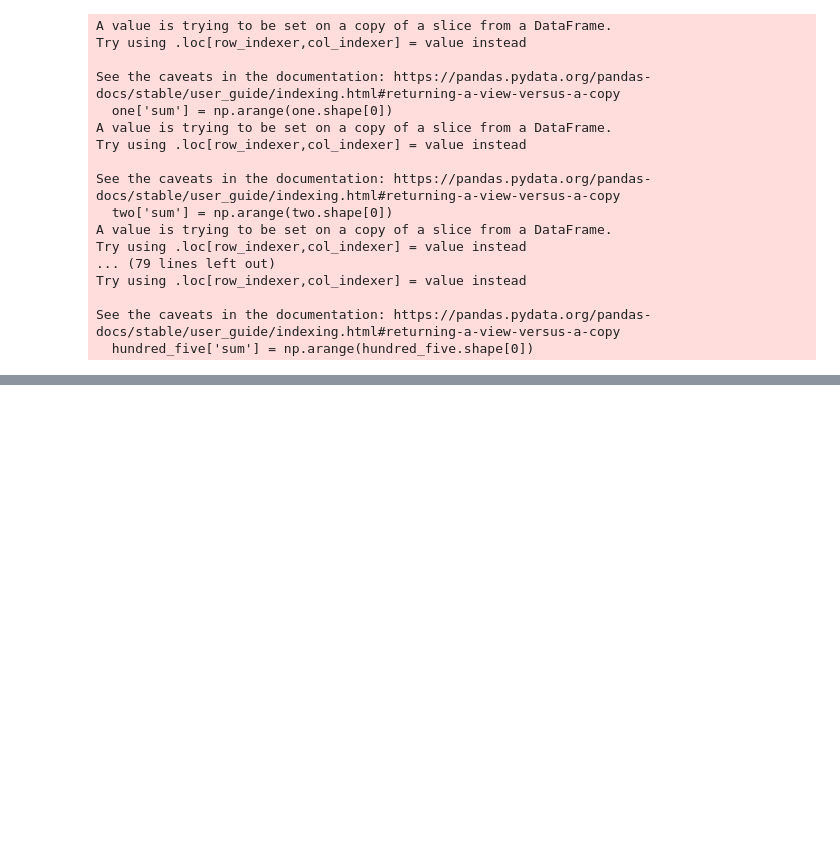
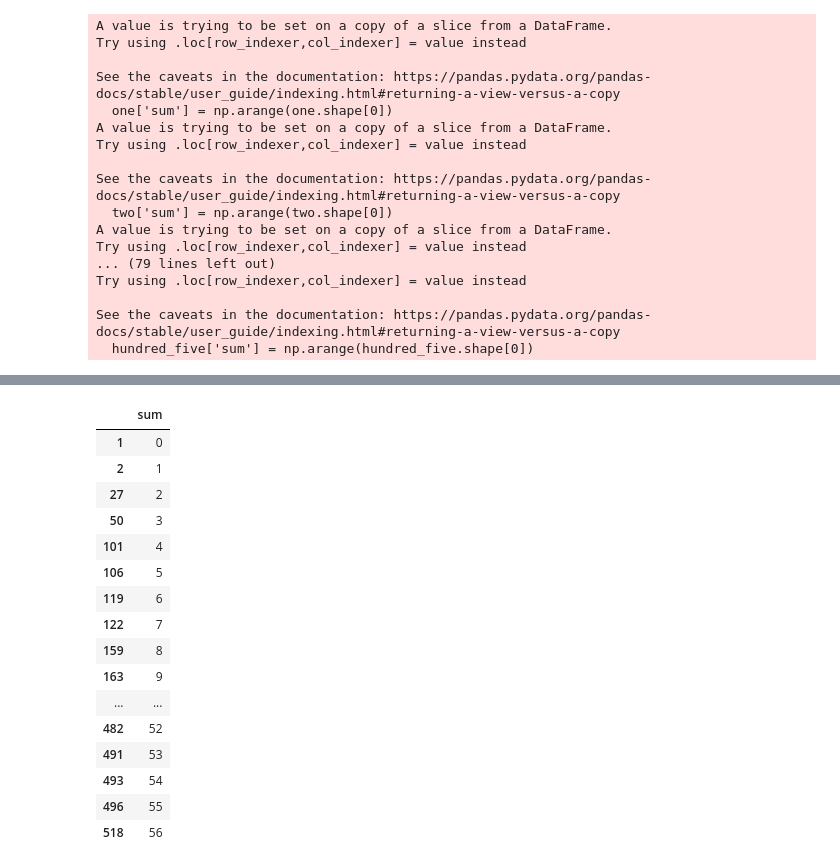
Before and after one commit to Stolpmann/bitcoin_dash, a Jupyter notebook: mempool.ipynb, the cells around one changed output, grey strips where cells are left out. Cells and saved outputs as stored; diff of their text form; code cells hidden in the pictures; blank space fills up the shorter version.

```diff
--- a/mempool.ipynb
+++ b/mempool.ipynb
@@ -108,3 +139,23 @@ two
+# %%
+five
+# %% [output]
+|  | sum |
+| 1 | 0 |
+| 2 | 1 |
+| 27 | 2 |
+| 50 | 3 |
+| 101 | 4 |
+| 106 | 5 |
+| 119 | 6 |
+| 122 | 7 |
+| 159 | 8 |
+| 163 | 9 |
+| ... | ... |
+| 482 | 52 |
+| 491 | 53 |
+| 493 | 54 |
+| 496 | 55 |
+| 518 | 56 |
 # %%
 My_list = [1,2,3,4,5,6,7,8,9,10,11,12,13,14,15,16,17,18,19,20,21,22,23,24,25,26,27,28,29,30]
 df1 = (df[df['sats/vbyte'].isin(My_list)]
```
Also changed, not shown: parts of 6 cells of this notebook, 2 other files.
